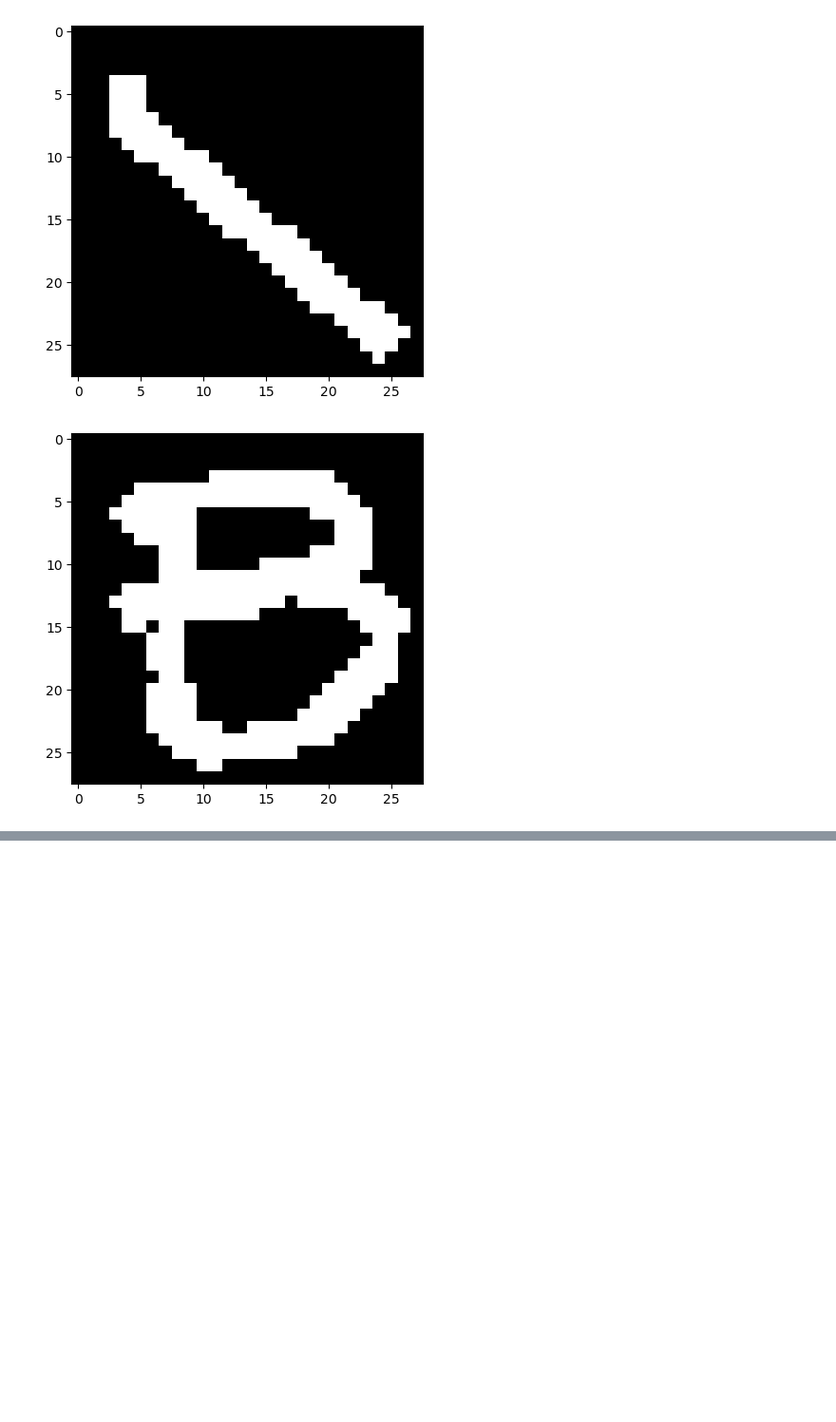
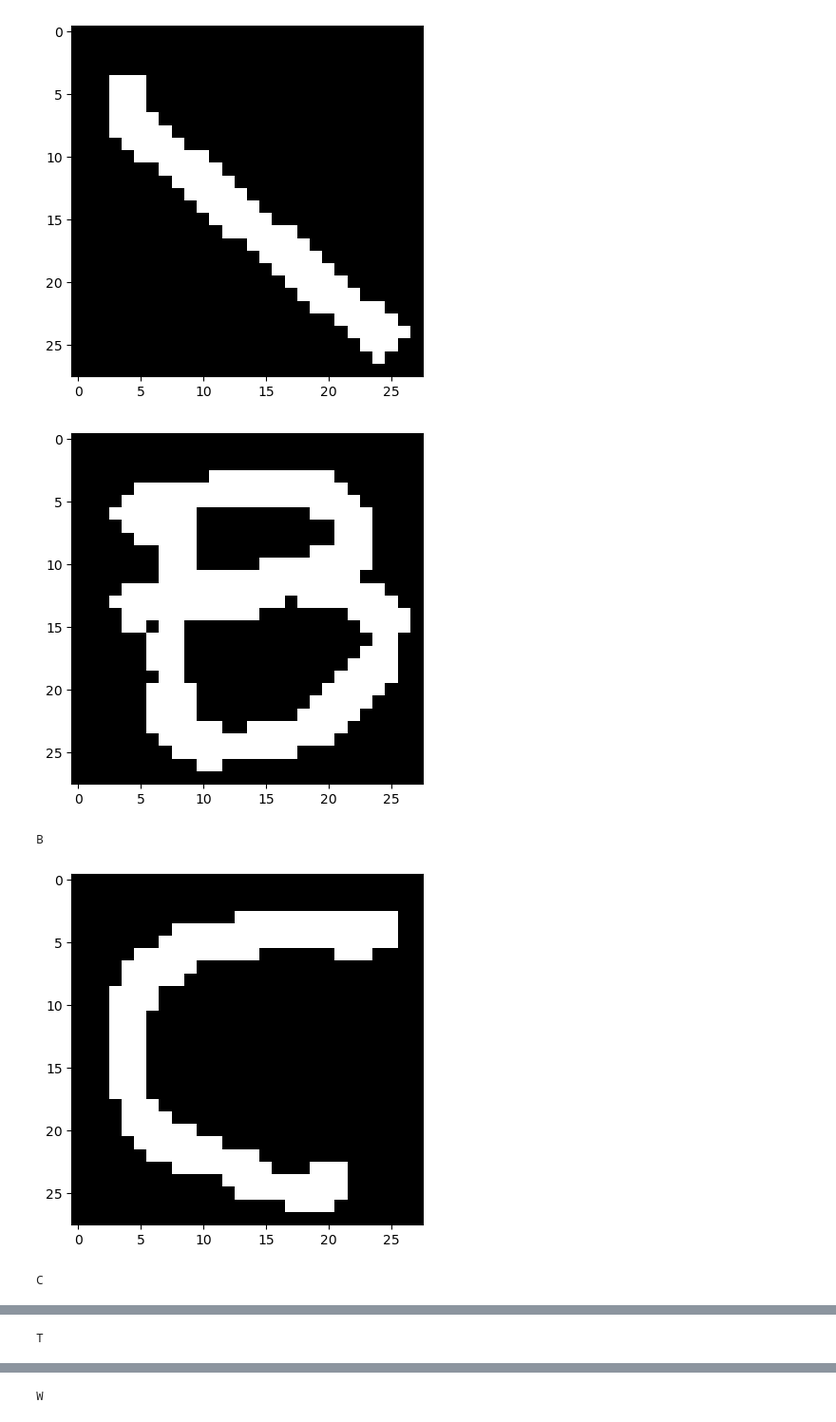
Before and after one commit to Mjavadrahimi/Cam-Type, a Jupyter notebook: interface_lab.ipynb, the cells around one changed output, grey strips where cells are left out. Shown at 95% size. Drawn from its saved outputs; the diff is of its cells as text; code cells hidden in the pictures; blank space fills up the shorter version.

```diff
--- a/interface_lab.ipynb
+++ b/interface_lab.ipynb
@@ -65,6 +65,9 @@ clenched_fist_timer = None
 open_palm_timer = None
 text = ""
 while video.isOpened():
+    # speed 3x times faster
+    ret, frame = video.read()
+    ret, frame = video.read()
     ret, frame = video.read()
     if ret:
         frame_rgb = cv.cvtColor(frame, cv.COLOR_BGR2RGB)
@@ -99,6 +102,7 @@ while video.isOpened():
                             character_pred = character_recognizer.predict(image)
                             plt.show()
                             predict = character_pred[0]
+                            print(predict)
                             text += predict
                         # else:  # if no Trail is null it can be interpreted as a 'space' character.
                         #     text += " "
@@ -112,31 +116,33 @@ while video.isOpened():
                         if text:  # interpreted as backspace/delete character
                             text = text[:-1]
                         Trail = []
 
                 # reset timers
                 if gesture != 'Clenched fist': clenched_fist_timer = None
                 if gesture != 'Open palm': open_palm_timer = None
 
                 x1, y1, x2, y2 = landmark_bbox(hand_landmarks, H, W)
                 cv.rectangle(frame, (int(x1), int(y1)), (int(x2), int(y2)), (0, 0, 0), 2)
                 if gesture != 'No gesture':
                     cv.putText(frame, f'{gesture} | confidence : {confidence:0.3}', (int(x1), int(y1)),
                                cv.FONT_HERSHEY_SIMPLEX, 0.5, (0, 255, 0), 1, cv.LINE_AA)
                 else:
                     cv.putText(frame, f'{gesture}', (int(x1), int(y1)),
                                cv.FONT_HERSHEY_SIMPLEX, 0.5, (0, 0, 0), 1, cv.LINE_AA)
-        cv.rectangle()
         cv.putText(frame, f'text: {text}', (30, H - 30),
                    cv.FONT_HERSHEY_SIMPLEX, 3, (0, 0, 0), 10, cv.LINE_AA)
         for i in Trail:
             cv.circle(frame, i, 8, (0, 255, 0), cv.FILLED)
         cv.imshow('frame', frame)
 
         if cv.waitKey(25) & 0xFF == ord('q'):
             break
     else:
         break
 video.release()
 cv.destroyAllWindows()
 # %% [output]
 [figure]
+B
+[figure, added]
+C
@@ -142,0 +150 @@ cv.destroyAllWindows()
+T
@@ -142,0 +152 @@ cv.destroyAllWindows()
+W
```
Also changed, not shown: parts of 1 cell of this notebook.
